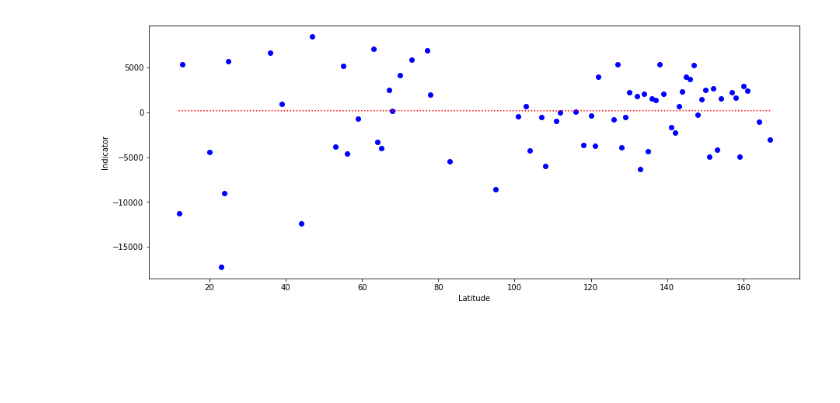
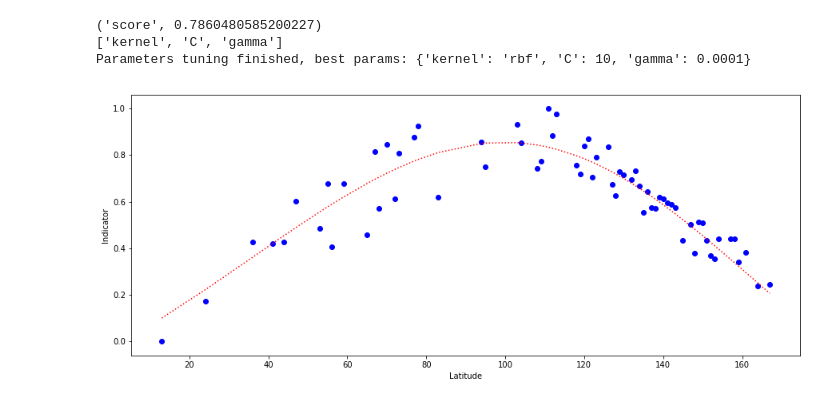
Before and after one commit to Pierre-LaurentC/IonosphericSignalRecontruction, a Jupyter notebook: SignalReconstruction.ipynb, the cells around one changed output. Saved outputs shown, nothing was run; the diff lists cells and outputs as text; code cells hidden in the pictures; blank space fills up the shorter version.

```diff
--- a/SignalReconstruction.ipynb
+++ b/SignalReconstruction.ipynb
@@ -113,7 +113,7 @@ def gaussian(x, a, b, c):
 # %%
 %%time
 stationIndicatorVariation.clear()
-timeBetweenValues = 20
+timeBetweenValues = 8
 dataResolution = 0
 dataBeforeNormalizaton = np.array([])
 
@@ -156,5 +185,5 @@ NormalizeData01()
 # %%
-y = np.array(normalized01StationIndicatorVariation["clf"])
+y = np.array(normalized01StationIndicatorVariation["tam"])
 x = np.arange(0, 1440, timeBetweenValues)
 fig= plt.figure(figsize=(20,8))
 axes= fig.add_axes([0.8,0.8,0.8,0.8])
@@ -188,0 +222,11 @@ makeIndicatorVariationArray(True)
+# %%
+indicatorLatVariation = np.array([])
+xLat =  np.array([])
+for i in range(0, indicatorVariationArray.shape[0]):
+    indicatorLatVariation = np.append(indicatorLatVariation, indicatorVariationArray[i][180])
+
+xLat = np.arange(0, 180, 1).reshape(180, 1)
+fig, ax1 = plt.subplots()
+
+ax1.scatter(xLat, indicatorLatVariation.reshape(indicatorLatVariation.shape[0], 1))
+fig.set_size_inches(20,10)
@@ -288,12 +359,12 @@ def ParametersTuning(baseArray,long):
     x, y = RemoveInfNan(x, y)
     X_train, X_test, y_train, y_test = train_test_split(x, y, test_size=0.5, random_state=0)
 
-    fig, (ax1, ax2) = plt.subplots(1, 2)
-    ax1.scatter(X_train, y_train)
-    ax2.scatter(X_test, y_test)
-    fig.set_size_inches(15,5)
+#     fig, (ax1, ax2) = plt.subplots(1, 2)
+#     ax1.scatter(X_train, y_train)
+#     ax2.scatter(X_test, y_test)
+#     fig.set_size_inches(15,5)
 
-    parameters = {'kernel':['rbf'], 'gamma': [1e-3, 1e-2, 0.01, 0.1, 0.5, 0.9],'C': [1, 10, 50, 100, 1000]}
+    parameters = {'kernel':['rbf'], 'gamma': [1e-4, 1e-3, 1e-2, 0.01],'C': [1, 10, 50, 100]}
     svr = GridSearchCV(SVR(), parameters)
     svr.fit(X_train, y_train)
     print('score',svr.score(X_test, y_test))
@@ -303,20 +374,28 @@ def ParametersTuning(baseArray,long):
 # %%
 def printModelFitForGivenLong(baseArray, long):
     indicatorLatVariation = np.array([])
     for i in range(0, baseArray.shape[0]):
         indicatorLatVariation = np.append(indicatorLatVariation, baseArray[i][long])
 
     y = np.array(indicatorLatVariation)
     x = np.arange(0, baseArray.shape[0], 1)
 
+
+    x, y = RemoveInfNan(x, y)
+    scaler = MinMaxScaler()
+    y = scaler.fit_transform(y.reshape(y.shape[0], 1))
+
+
     plt.figure(figsize=(15,6))
     plt.xlabel("Latitude")
     plt.ylabel("Indicator")
     plt.scatter(x, y, c = 'blue')
-    x, y = RemoveInfNan(x, y)
     plt.plot(x, SupportVectorRegression(x,y,ParametersTuning(baseArray,long)).predict(x), "r:")
     plt.show()
 
 printModelFitForGivenLong(indicatorVariationArray, 180)
 # %% [output]
+('score', 0.7860480585200227)
+['kernel', 'C', 'gamma']
+Parameters tuning finished, best params: {'kernel': 'rbf', 'C': 10, 'gamma': 0.0001}
-[figure, old version]
+[figure, new version]
```
Also changed, not shown: parts of 12 cells of this notebook, 2 other files.
